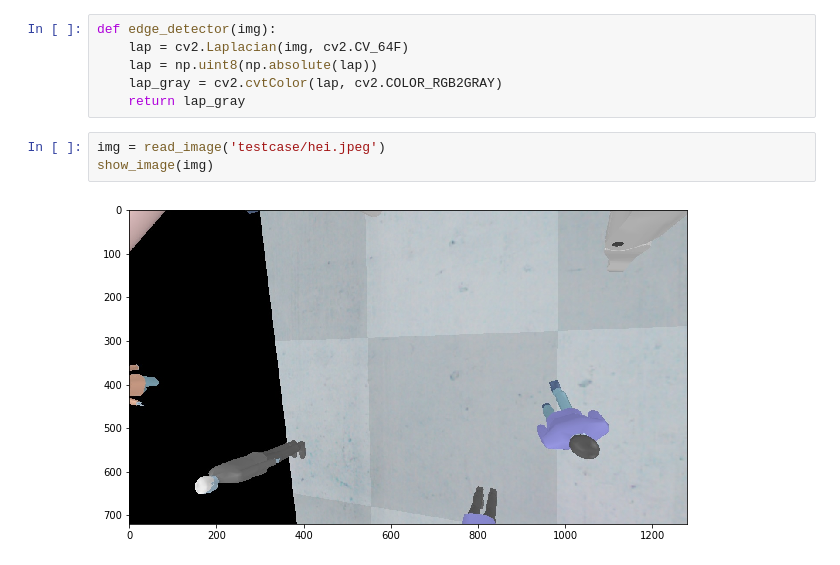
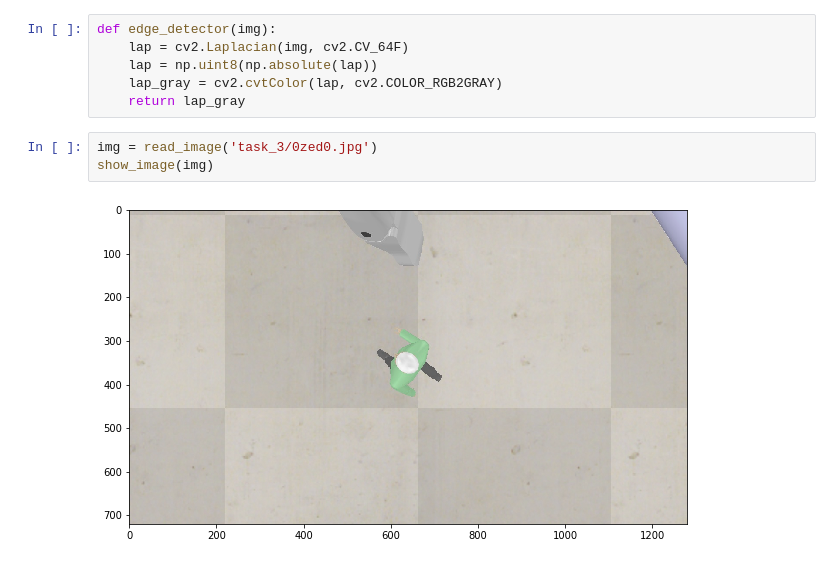
Before and after one commit to drone-mission-2019/Quadcopter-PROJ, a Jupyter notebook: visual-servo/qrcode&ET/ren.ipynb, the cells around one changed output. Saved outputs shown, nothing was run; the diff lists cells and outputs as text.

```diff
--- a/visual-servo/qrcode&ET/ren.ipynb
+++ b/visual-servo/qrcode&ET/ren.ipynb
@@ -9,10 +9,10 @@ def edge_detector(img):
     lap_gray = cv2.cvtColor(lap, cv2.COLOR_RGB2GRAY)
     return lap_gray
 # %%
-img = read_image('testcase/hei.jpeg')
+img = read_image('task_3/0zed0.jpg')
 show_image(img)
 # %% [output]
-[figure, old version]
+[figure, new version]
 # %%
 print(get_people(img.copy(), True))
 # %% [output]
```
Also changed, not shown: parts of 1 cell of this notebook, 2 other files.
